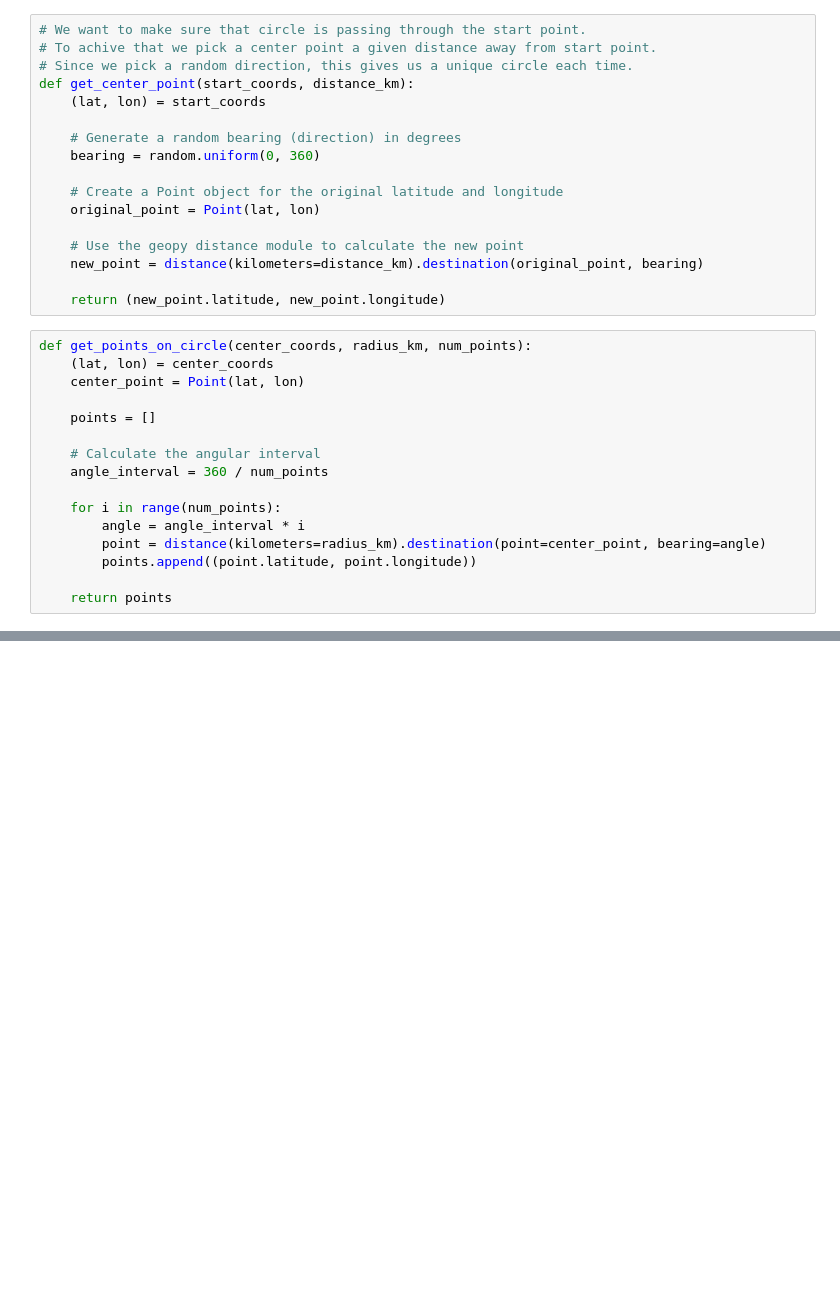
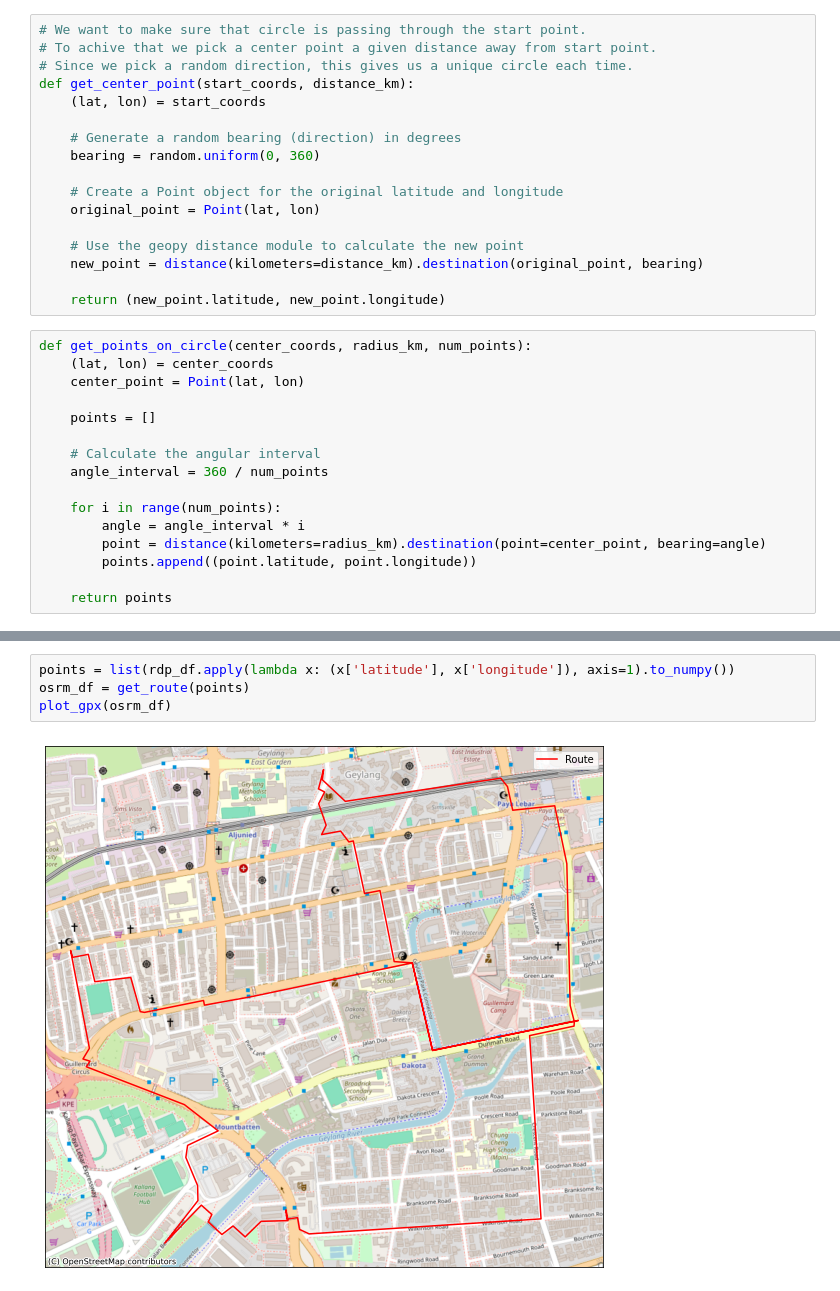
Before and after one commit to evgeniyarbatov/osmr-running, a Jupyter notebook: notebooks/Simple OSRM.ipynb, the cells around one changed output, grey strips where cells are left out. Saved outputs shown, nothing was run; the diff lists cells and outputs as text; blank space fills up the shorter version.

Commit message:
Add smoothing to routes

```diff
--- a/notebooks/Simple OSRM.ipynb
+++ b/notebooks/Simple OSRM.ipynb
@@ -85,0 +113,6 @@ plot_gpx(osrm_df)
+# %%
+points = list(rdp_df.apply(lambda x: (x['latitude'], x['longitude']), axis=1).to_numpy())
+osrm_df = get_route(points)
+plot_gpx(osrm_df)
+# %% [output]
+[figure, added]
```
Also changed, not shown: parts of 8 cells of this notebook, 1 other file.
